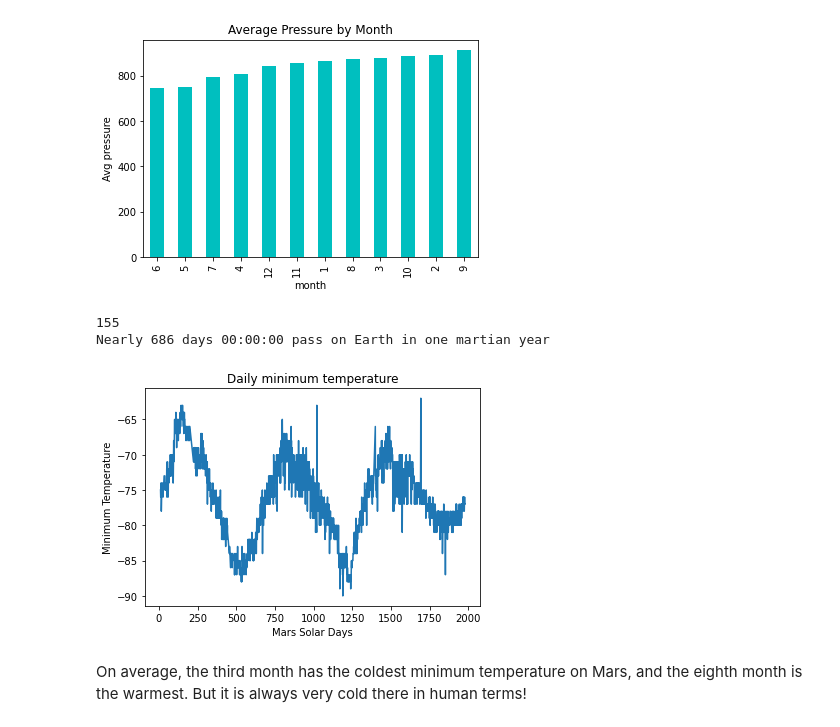
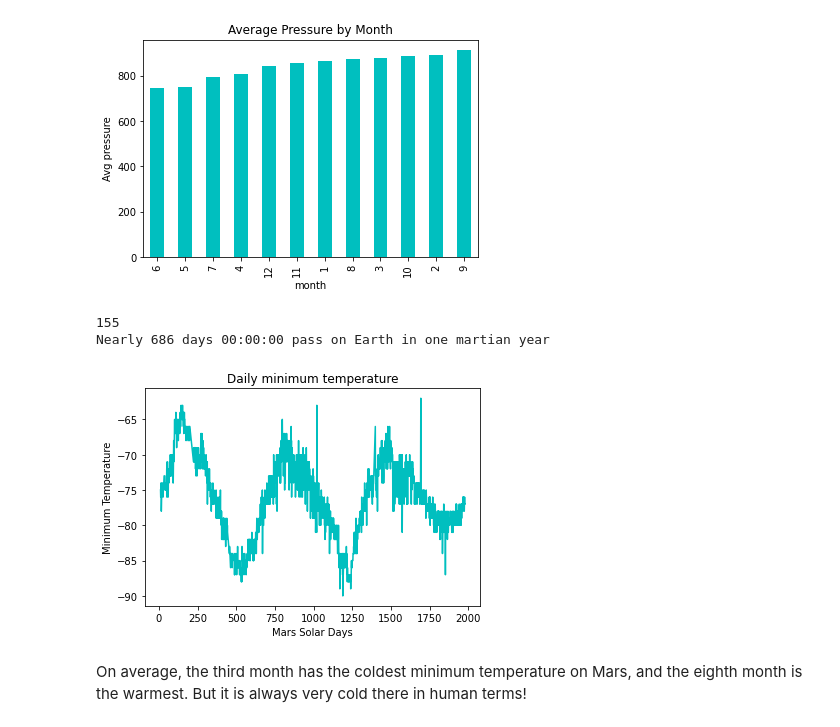
Before and after one commit to Oseremhen/Mars_News-and-Mars_Weather_web-scraping, a Jupyter notebook: Starter_Code/part_2_mars_weather.ipynb, the cells around one changed output. Saved outputs shown, nothing was run; the diff lists cells and outputs as text; code cells hidden in the pictures.

Commit message:
updates
updated plots

```diff
--- a/Starter_Code/part_2_mars_weather.ipynb
+++ b/Starter_Code/part_2_mars_weather.ipynb
@@ -295,30 +295,30 @@ plt.savefig("avg_min_temp.png")
 # %%
 # 5. How many terrestrial (earth) days are there in a Martian year?
 #Find the first Sun longitude
 first_long=mars_temp_df['ls'].loc[0]
 print(first_long)
 # find all the longitude the same with the first sun long
 all_long = mars_temp_df.loc[mars_temp_df['ls']==first_long]
 
 all_dates = all_long['terrestrial_date'].loc[0]
 date_after_one_martial_year = all_long['terrestrial_date'].iloc[1]
 one_martial_year= date_after_one_martial_year - all_dates
 print(f'Nearly {one_martial_year} pass on Earth in one martian year')
 
 # (sol - mars solar days)
-plt.plot(mars_temp_df['sol'],mars_temp_df['min_temp'])
+plt.plot(mars_temp_df['sol'],mars_temp_df['min_temp'], color = 'c')
 
 # Create labels for the x and y axes.
 plt.xlabel("Mars Solar Days")
 plt.ylabel("Minimum Temperature")
 
 # Create title
 plt.title('Daily minimum temperature')
 plt.savefig("daily_mim_temp.png")
 # %% [output]
 155
 Nearly 686 days 00:00:00 pass on Earth in one martian year
-[figure, old version]
+[figure, new version]
 # %% [markdown]
 On average, the third month has the coldest minimum temperature on Mars, and the eighth month is the warmest. But it is always very cold there in human terms!
 # %% [markdown]
```
Also changed, not shown: parts of 1 cell of this notebook, 1 other file.
